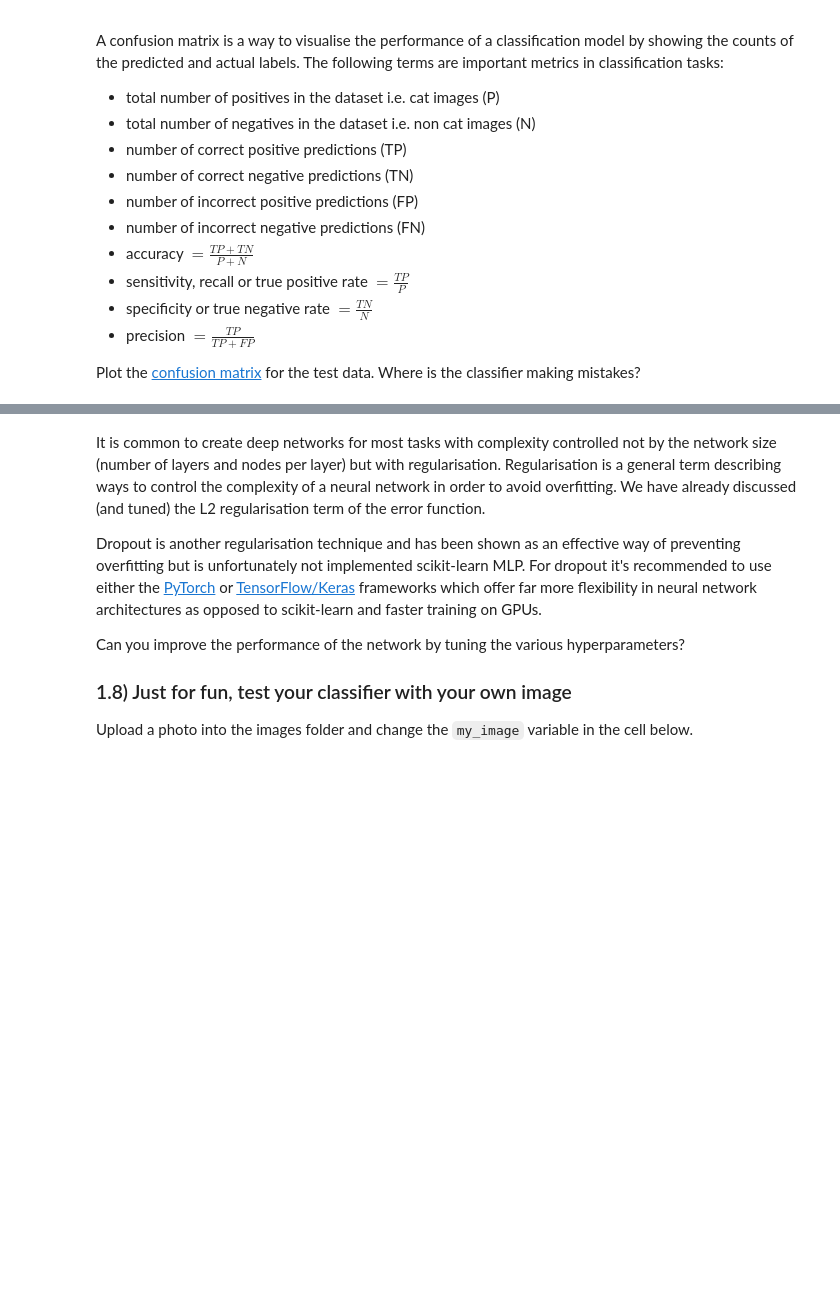
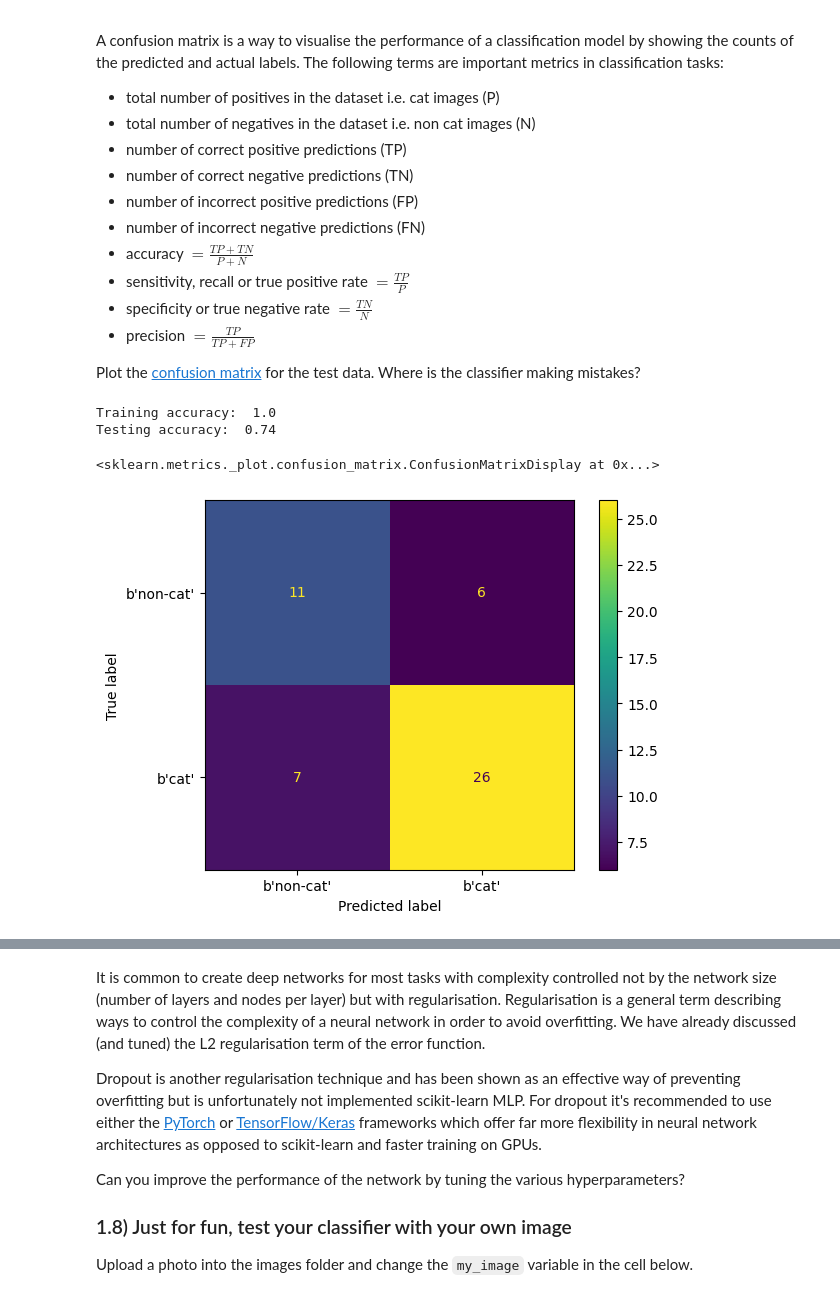
Before and after one commit to ZehuaLiuY/lab_sheets_public, a Jupyter notebook: lab2/lab2-linear_models_neural_nets_SVM.ipynb, the cells around one changed output, grey strips where cells are left out. Saved outputs shown, nothing was run; the diff lists cells and outputs as text; code cells hidden in the pictures; blank space fills up the shorter version.

```diff
--- a/lab2/lab2-linear_models_neural_nets_SVM.ipynb
+++ b/lab2/lab2-linear_models_neural_nets_SVM.ipynb
@@ -193,3 +220,14 @@ Plot the [confusion matrix](https://scikit-learn.org/stable/modules/generated/sk
+# %%
+# write your code here
+print('Training accuracy: ', round(nn.score(train_x, train_y.flatten()),2))
+print('Testing accuracy: ', round(nn.score(test_x, test_y.flatten()),2))
+cm = confusion_matrix(test_y.flatten(), nn.predict(test_x))
+ConfusionMatrixDisplay(confusion_matrix=cm, display_labels=classes).plot()
+# %% [output]
+Training accuracy:  1.0
+Testing accuracy:  0.74
+<sklearn.metrics._plot.confusion_matrix.ConfusionMatrixDisplay at 0x...>
+[figure, added]
 # %% [markdown]
 ### Hyperparameter tuning using cross-validation
 The performance of a neural network after training is highly dependent on how the hyperparameters are chosen. In contrast to the network parameters, $W$ and $b$, a hyperparameter refers to something that is fixed (usually manually chosen by the person training the model) throughout training and used to control the training process. Hyperparameters include the number of hidden layers, number of neurons in the hidden layers, learning rate, mini-batch size (for stochastic gradient descent optimisers) and regularisation parameter $\alpha$.
```
Also changed, not shown: parts of 19 cells of this notebook, 2 other files.
